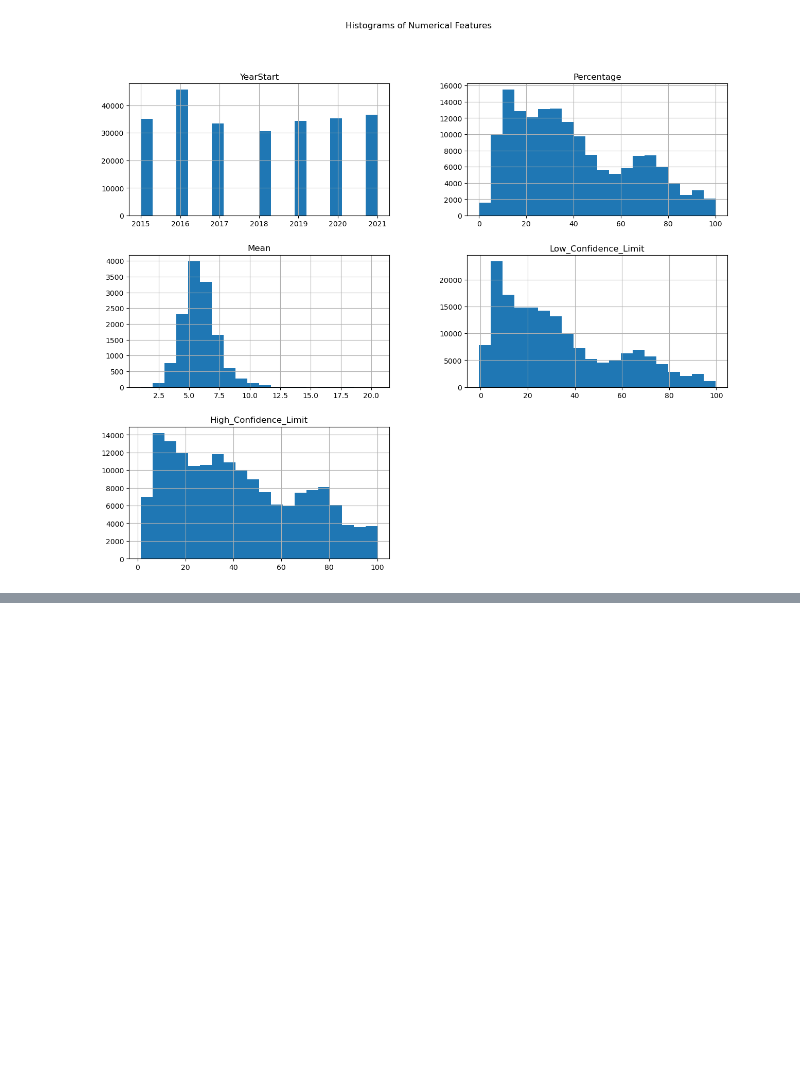
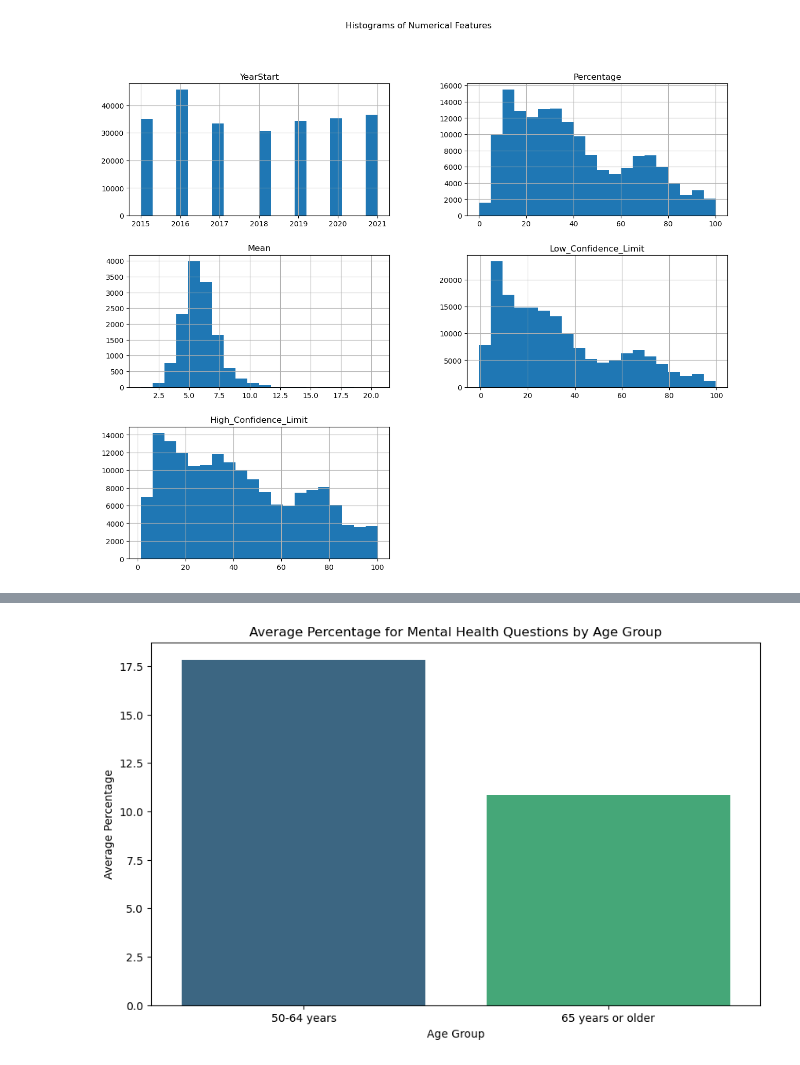
Before and after one commit to IsaganiJulian/Alzheimers_DA, a Jupyter notebook: Python/Alzheimers_EDA.ipynb, the cells around one changed output, grey strips where cells are left out. Cells and saved outputs as stored; diff of their text form; code cells hidden in the pictures; blank space fills up the shorter version.

```diff
--- a/Python/Alzheimers_EDA.ipynb
+++ b/Python/Alzheimers_EDA.ipynb
@@ -108,0 +266,16 @@ df.to_csv('ALZ_EDA_DF.csv', index=False)
+# %%
+# Filter the DataFrame for questions grouped as Nutrition and the specified age groups
+filtered_df = df[(df['Question_Group'] == 'Mental Health') & (df['Age_Group'].isin(['50-64 years', '65 years or older'])) & (df['Percentage'].notna())]
+
+# Group by 'Age_Group' and calculate the average percentage
+age_group_avg = filtered_df.groupby('Age_Group')['Percentage'].mean().reset_index()
+
+# Plot the results using a bar plot
+plt.figure(figsize=(10, 6))
+sns.barplot(x='Age_Group', y='Percentage', data=age_group_avg, palette='viridis')
+plt.title('Average Percentage for Mental Health Questions by Age Group')
+plt.xlabel('Age Group')
+plt.ylabel('Average Percentage')
+plt.show()
+# %% [output]
+[figure, added]
```
Also changed, not shown: parts of 26 cells of this notebook, 1 other file.
